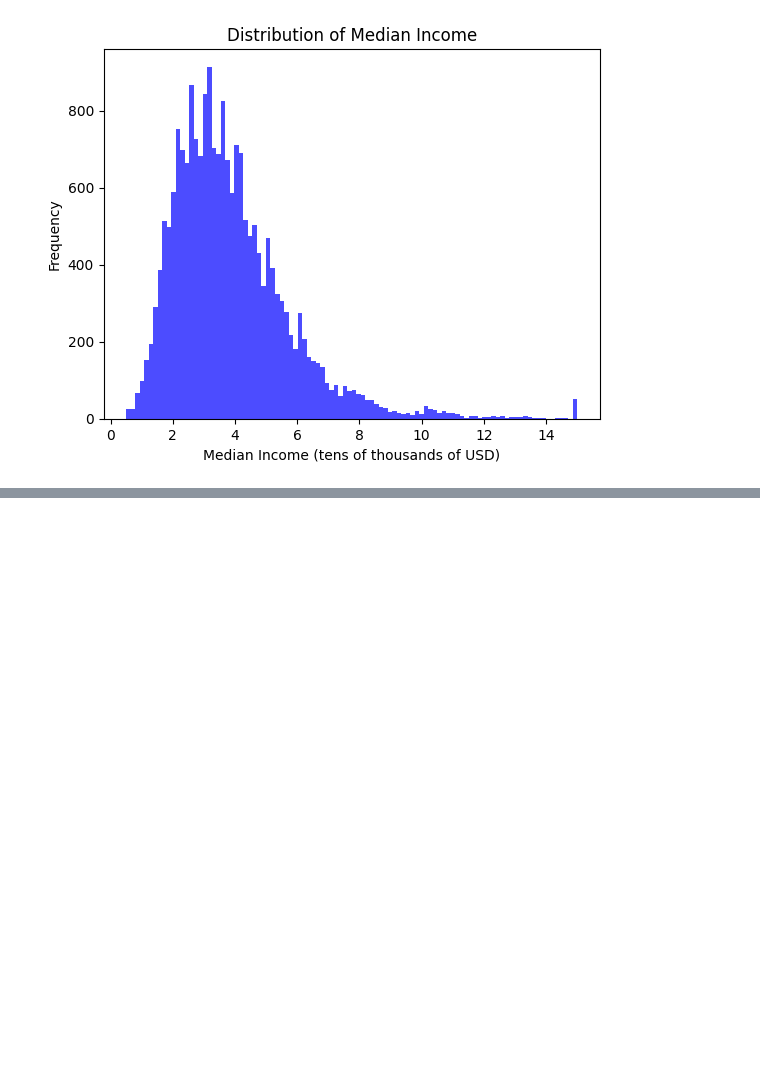
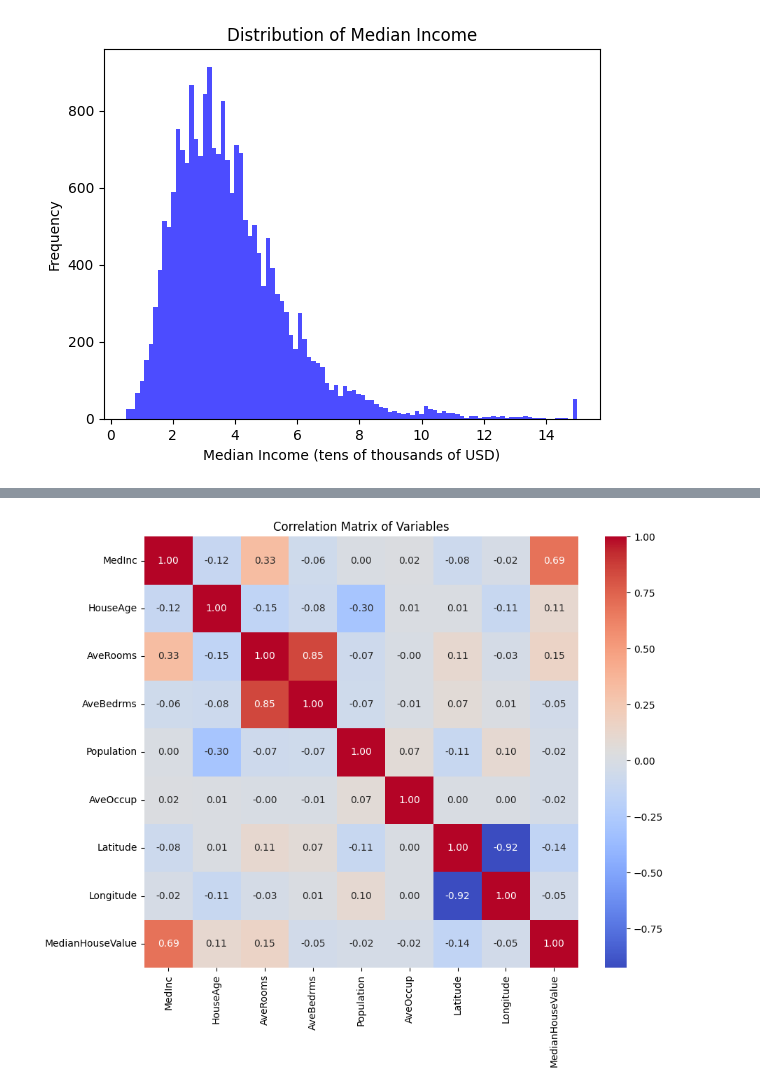
Before and after one commit to johnwdunn20/databricks-ai-hackathon, a Jupyter notebook: scikit_playground/intro.ipynb, the cells around one changed output, grey strips where cells are left out. Cells and saved outputs as stored; diff of their text form; code cells hidden in the pictures; blank space fills up the shorter version.

Commit message:
added corr matrix

```diff
--- a/scikit_playground/intro.ipynb
+++ b/scikit_playground/intro.ipynb
@@ -26,0 +39,14 @@ plt.show()
+# %%
+# Correlation matrix: how much each feature correlates with each other
+
+# Create a dataframe from the data
+df = pd.DataFrame(data.data, columns=data.feature_names)
+df['MedianHouseValue'] = data.target
+
+correlation_matrix = df.corr()
+plt.figure(figsize=(10, 8))
+sns.heatmap(correlation_matrix, annot=True, fmt=".2f", cmap='coolwarm')
+plt.title('Correlation Matrix of Variables')
+plt.show()
+# %% [output]
+[figure, added]
```
Also changed, not shown: parts of 2 cells of this notebook.
